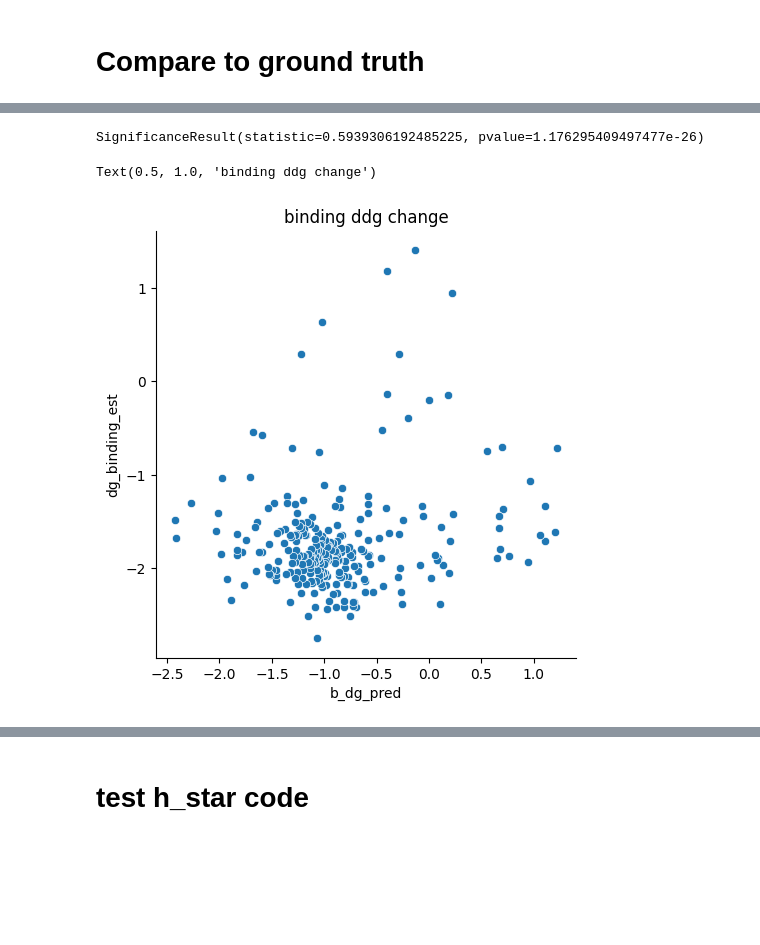
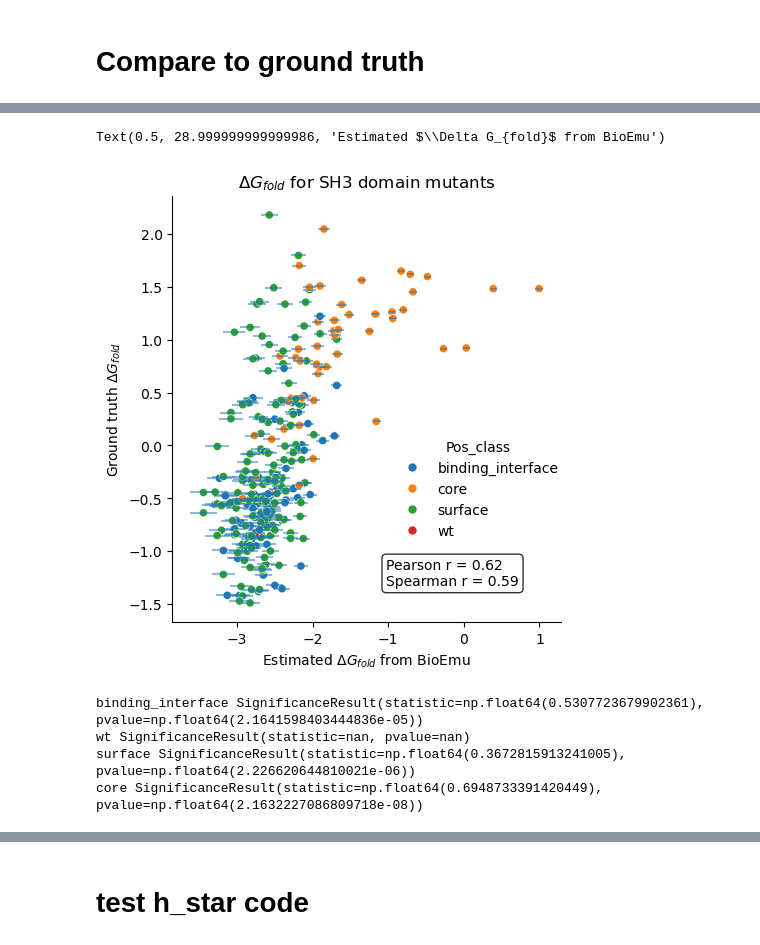
Before and after one commit to ddrichman/SE3Diff, a Jupyter notebook: observations.ipynb, the cells around one changed output, grey strips where cells are left out. Saved outputs shown, nothing was run; the diff lists cells and outputs as text; code cells hidden in the pictures; blank space fills up the shorter version.

```diff
--- a/observations.ipynb
+++ b/observations.ipynb
@@ -152,3 +198,3 @@ Index(['Pos_ref', 'id', 'id_ref', 'Pos', 'mut_order', 'f_dg_pred',
       dtype='object')
 # %%
-combined_df.loc[combined_df.id=='wt']
+combined_df.loc[combined_df.id=='wt', 'Pos_class'] = 'wt'
@@ -165,10 +201,23 @@ Text(0.5, 1.0, 'binding ddg change')
-# %%
-scipy.stats.spearmanr(combined_df.f_dg_pred, combined_df.dg_folding_est)
-# %% [output]
-SignificanceResult(statistic=0.5939306192485225, pvalue=1.176295409497477e-26)
-# %%
-sns.relplot(combined_df, x='b_dg_pred', y='dg_binding_est')
-plt.title('binding ddg change')
-# %% [output]
-Text(0.5, 1.0, 'binding ddg change')
-[figure, removed]
+# %%
+g = sns.relplot(combined_df, y='f_dg_pred', x='dg_folding_est', hue='Pos_class')
+sns.move_legend(g, loc='lower right', bbox_to_anchor=(.75, .26))
+g.ax.errorbar(combined_df['dg_folding_est'], combined_df['f_dg_pred'], xerr=combined_df['dg_folding_err'], fmt='none', alpha=0.5)
+pearson_r = scipy.stats.pearsonr(combined_df['f_dg_pred'], combined_df['dg_folding_est'])[0]
+spearman_r = scipy.stats.spearmanr(combined_df['f_dg_pred'], combined_df['dg_folding_est'])[0]
+g.ax.text(0.55, 0.15, f'Pearson r = {pearson_r:.2f}\nSpearman r = {spearman_r:.2f}', transform=g.ax.transAxes, verticalalignment='top', bbox=dict(boxstyle='round', facecolor='white', alpha=0.8))
+
+plt.title(r'$\Delta G_{fold}$ for SH3 domain mutants')
+plt.ylabel(r'Ground truth $\Delta G_{fold}$')
+plt.xlabel(r'Estimated $\Delta G_{fold}$ from BioEmu')
+# %% [output]
+Text(0.5, 28.999999999999986, 'Estimated $\\Delta G_{fold}$ from BioEmu')
+[figure, added]
+# %%
+for c in set(combined_df['Pos_class']):
+    df_subset = combined_df[combined_df['Pos_class'] == c]
+    print(c, scipy.stats.spearmanr(df_subset.f_ddg_pred, df_subset.dg_folding_est))
+# %% [output]
+binding_interface SignificanceResult(statistic=np.float64(0.5307723679902361), pvalue=np.float64(2.1641598403444836e-05))
+wt SignificanceResult(statistic=nan, pvalue=nan)
+surface SignificanceResult(statistic=np.float64(0.3672815913241005), pvalue=np.float64(2.226620644810021e-06))
+core SignificanceResult(statistic=np.float64(0.6948733391420449), pvalue=np.float64(2.1632227086809718e-08))
```
Also changed, not shown: parts of 19 cells of this notebook, 7 other files.
